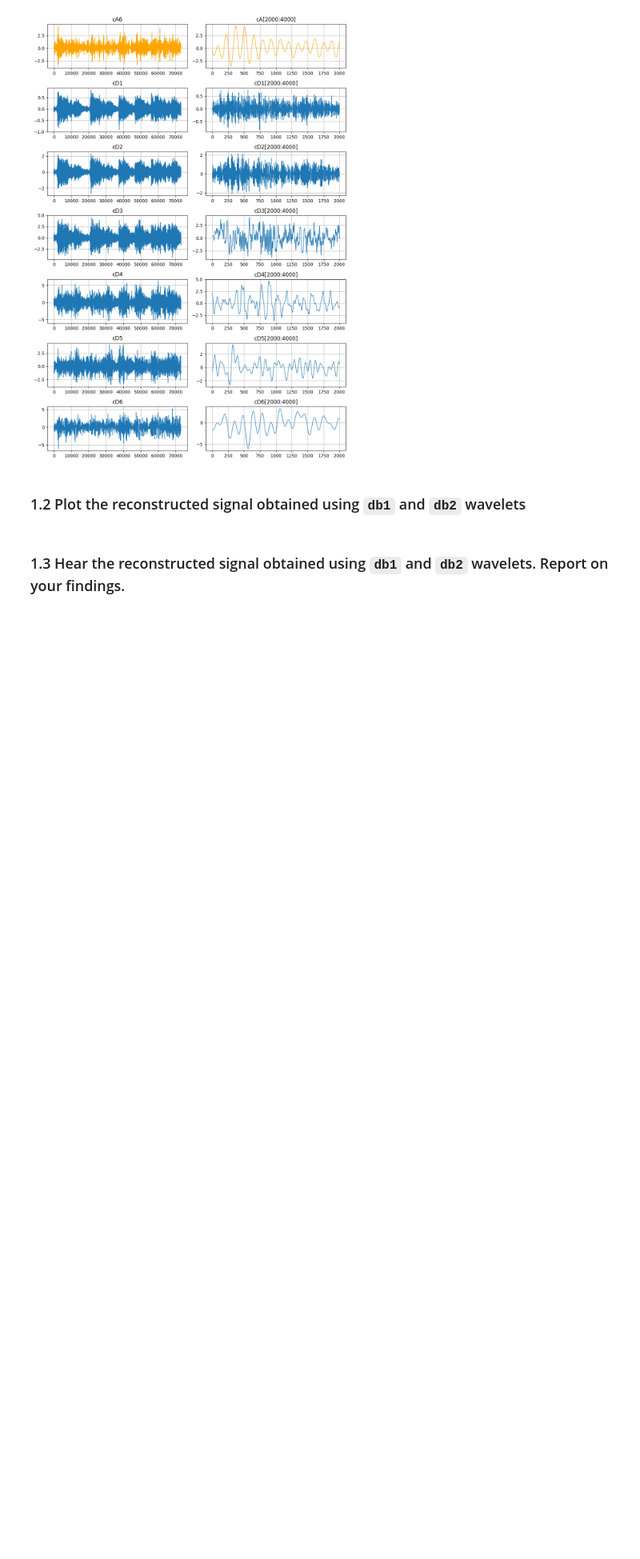
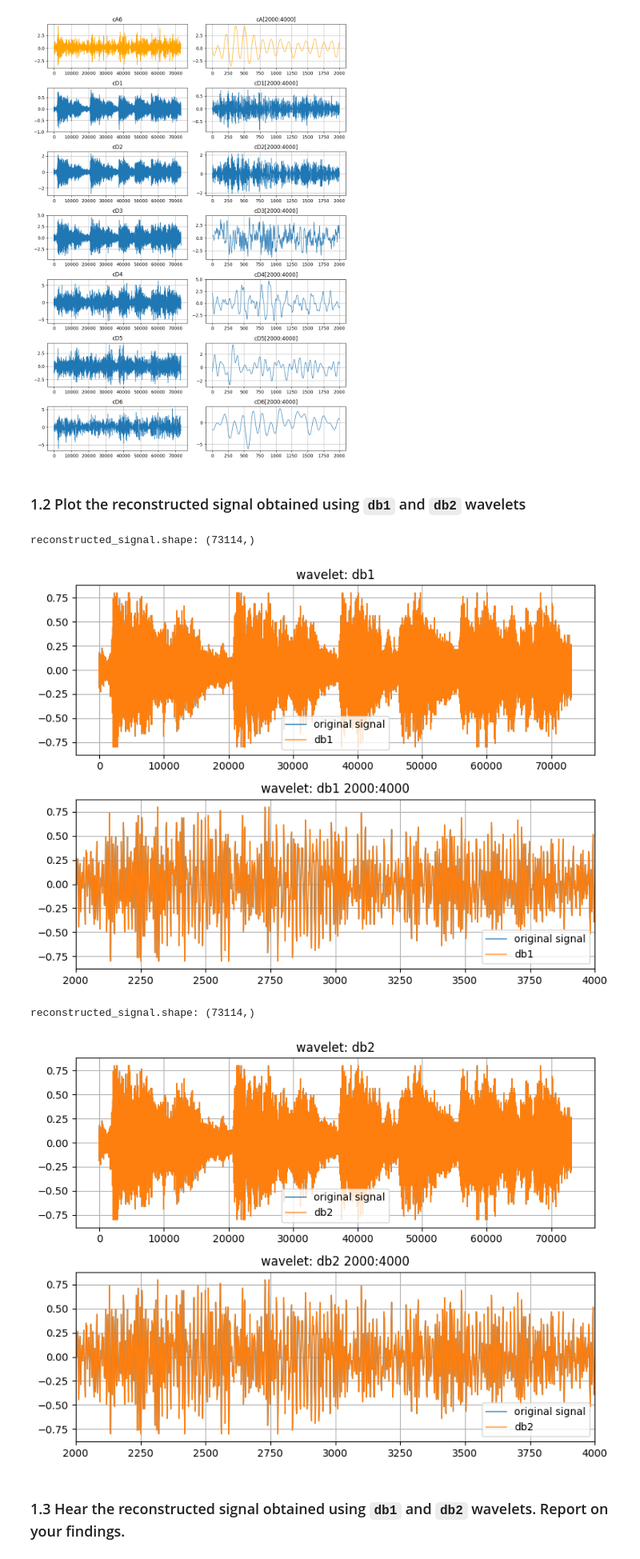
Before and after one commit to kpbaks/advanced-the-signal-processing-assignment-3, a Jupyter notebook: assignment.ipynb, the cells around one changed output. Shown at 80% size. Cells and saved outputs as stored; diff of their text form; code cells hidden in the pictures; blank space fills up the shorter version.

Commit message:
feat(): finish problem 1

```diff
--- a/assignment.ipynb
+++ b/assignment.ipynb
@@ -23,5 +27,7 @@ dict_keys(['__header__', '__version__', '__globals__', 'EEG'])
 dict_keys(['__header__', '__version__', '__globals__', 'noisy_EEG'])
 # %%
 y = q1['y']
+y = y.squeeze()
+print(y.shape)
 EEG = q2['EEG']
 noisy_EEG = q3['noisy_EEG']
@@ -65,11 +73,10 @@ when you want to denoise the signal you use the **soft** threshholding. When you
 # %%
 level = 6
 
-coeffs = pywt.wavedecn(y,'db1', level=level) # db2 is the name of the Daubechies wavelet
+coeffs = pywt.wavedec(y,'db1', level=level) # db2 is the name of the Daubechies wavelet
 arr, coeff_slices = pywt.coeffs_to_array(coeffs)
 print('arr.shape:', arr.shape)
 print('len(coeff_slices):' , len(coeff_slices))
-# print('coeff_slices:', coeff_slices)
 
 cDs = [
     arr[coeff_slices[level - i + 1]['da']]
@@ -79,19 +86,10 @@ cDs = [
 
 cA_at_level = arr[coeff_slices[0]]
 
-# eval(f"cA{level} = arr[coeff_slices[0]]")
-# cD3 = arr[coeff_slices[1]['da']]
-# cD2 = arr[coeff_slices[2]['da']]
-# cD1 = arr[coeff_slices[3]['da']]
-
 for i, cD in enumerate(cDs):
     print(f'cD{i+1}.shape:', cD.shape)
 
 print('cA_at_level.shape:', cA_at_level.shape)
-
-
-# upsample cD3, cD2, cD1, cA3 to have the same length as y
-# for plotting purposes
 
 cDs = [
     sp.signal.resample(cD, len(y))
@@ -158,5 +156,39 @@ plt.show()
 [figure]
 # %% [markdown]
 ### 1.2 Plot the reconstructed signal obtained using `db1` and `db2` wavelets
+# %%
+reconstructed_signals = {}
+
+for i, wavelet in enumerate(['db1', 'db2']):
+    coeffs = pywt.wavedec(y, wavelet, level=level)
+
+    reconstructed_signal = pywt.waverec(coeffs, wavelet).squeeze()
+
+    print(f'reconstructed_signal.shape: {reconstructed_signal.shape}')
+
+    _, (ax1, ax2) = plt.subplots(2, 1, figsize=(8, 6))
+    ax1.plot(y, label='original signal', linewidth=1)
+    ax1.plot(reconstructed_signal, label=wavelet, linewidth=1)
+    ax1.set_title(f'wavelet: {wavelet}')
+    ax1.legend()
+    ax1.grid()
+
+    ax2.plot(y, label='original signal', linewidth=1)
+    ax2.plot(reconstructed_signal, label=wavelet, linewidth=1)
+    ax2.set_title(f'wavelet: {wavelet} {zoomed_in_interval[0]}:{zoomed_in_interval[1]}')
+    ax2.set_xlim(zoomed_in_interval)
+    ax2.legend()
+    ax2.grid()
+
+    plt.tight_layout()
+    plt.savefig(IMG_FOLDER / f'problem1-2-reconstructed-signal-{wavelet}.pdf', format='pdf')
+    plt.show()
+
+    reconstructed_signals[wavelet] = reconstructed_signal
+# %% [output]
+reconstructed_signal.shape: (73114,)
+[figure, added]
+reconstructed_signal.shape: (73114,)
+[figure, added]
 # %% [markdown]
 ### 1.3 Hear the reconstructed signal obtained using `db1` and `db2` wavelets. Report on your findings.
```
Also changed, not shown: parts of 16 cells of this notebook, 10 other files.
